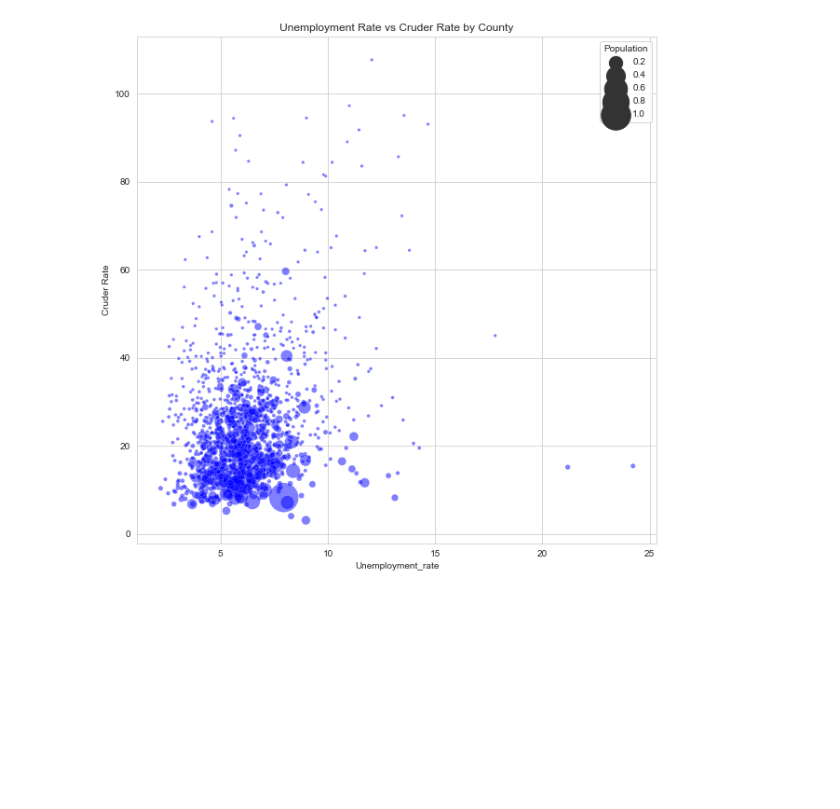
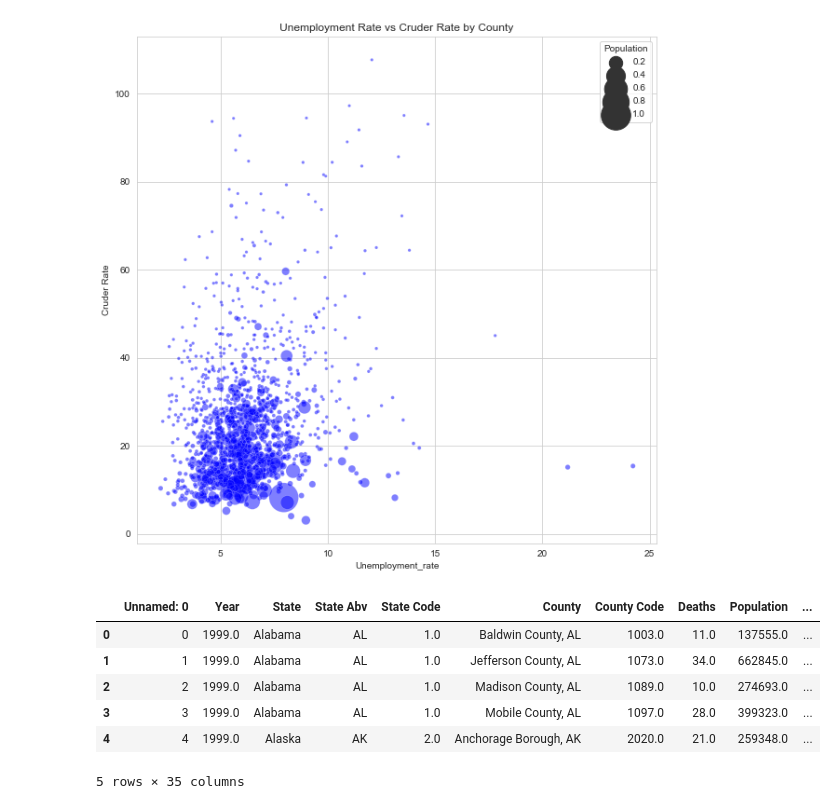
Before and after one commit to rhiannz/drugs, a Jupyter notebook: Analysis/EDA/weiweiEDA.ipynb, the cells around one changed output. Saved outputs shown, nothing was run; the diff lists cells and outputs as text; code cells hidden in the pictures; blank space fills up the shorter version.

```diff
--- a/Analysis/EDA/weiweiEDA.ipynb
+++ b/Analysis/EDA/weiweiEDA.ipynb
@@ -69,3 +73,13 @@ plt.title('Unemployment Rate vs Cruder Rate by County')
 plt.show()
 # %% [output]
 [figure]
+# %%
+df.head()
+# %% [output]
+|  | Unnamed: 0 | Year | State | State Abv | State Code | County | County Code | Deaths | Population | ... |
+| 0 | 0 | 1999.0 | Alabama | AL | 1.0 | Baldwin County, AL | 1003.0 | 11.0 | 137555.0 | ... |
+| 1 | 1 | 1999.0 | Alabama | AL | 1.0 | Jefferson County, AL | 1073.0 | 34.0 | 662845.0 | ... |
+| 2 | 2 | 1999.0 | Alabama | AL | 1.0 | Madison County, AL | 1089.0 | 10.0 | 274693.0 | ... |
+| 3 | 3 | 1999.0 | Alabama | AL | 1.0 | Mobile County, AL | 1097.0 | 28.0 | 399323.0 | ... |
+| 4 | 4 | 1999.0 | Alaska | AK | 2.0 | Anchorage Borough, AK | 2020.0 | 21.0 | 259348.0 | ... |
+5 rows × 35 columns
```
Also changed, not shown: parts of 2 cells of this notebook, 3 other files.
